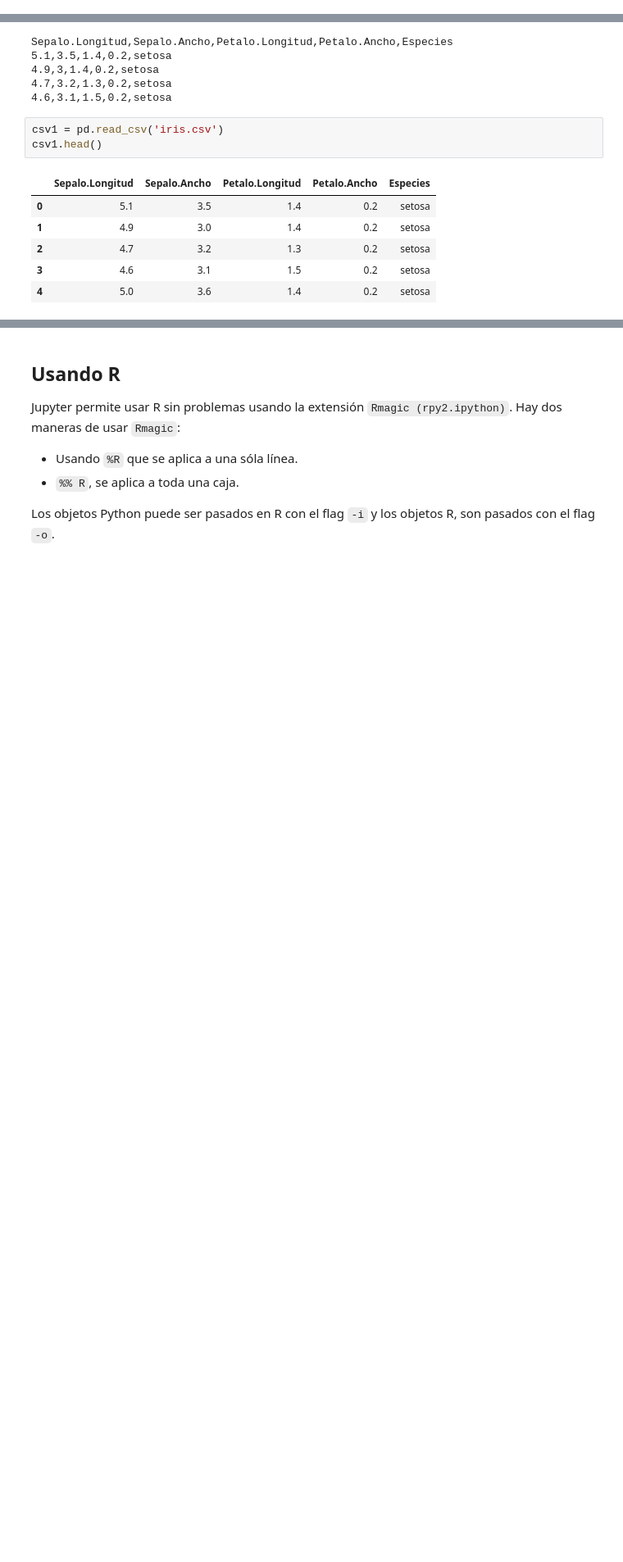
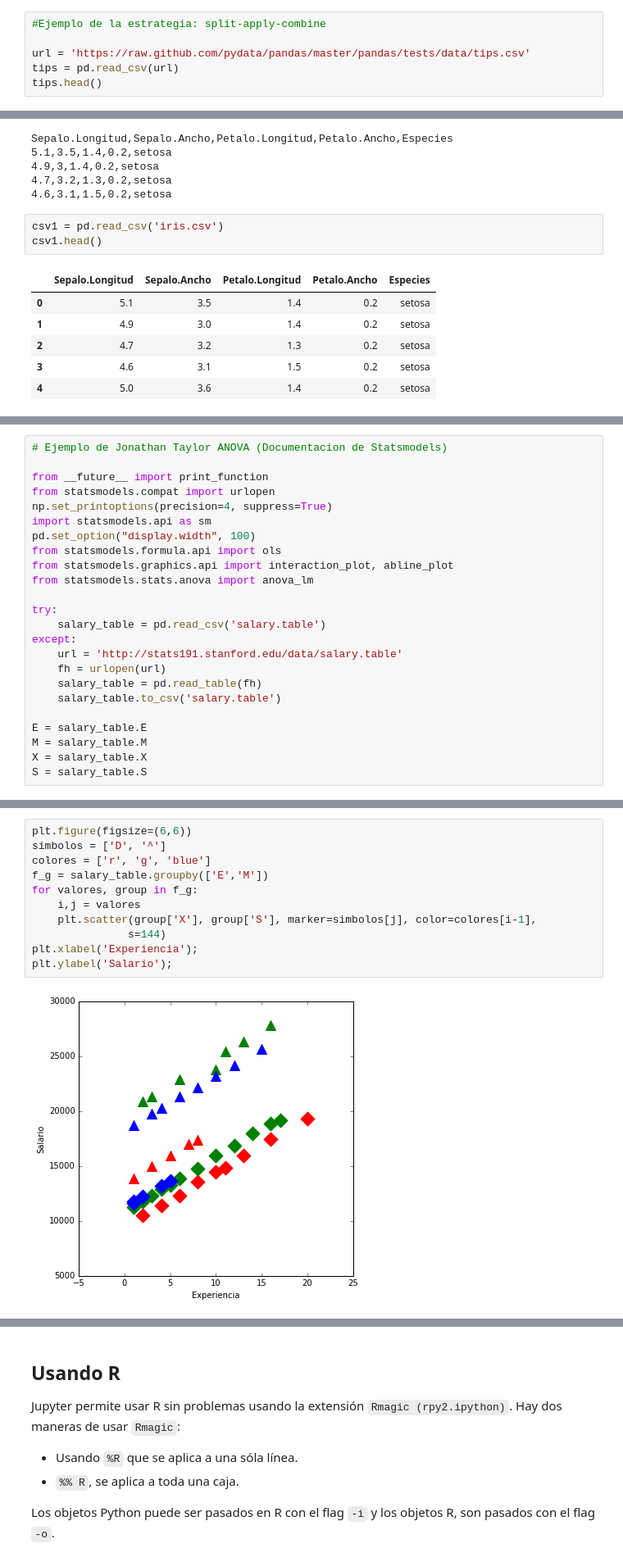
Before and after one commit to geckolml/M-L, a Jupyter notebook: pandas/Pandas.ipynb, the cells around one changed output, grey strips where cells are left out. Shown at 82% size. Cells and saved outputs as stored; diff of their text form; blank space fills up the shorter version.

Commit message:
Notas (preliminar) de la libreria Pandas

```diff
--- a/pandas/Pandas.ipynb
+++ b/pandas/Pandas.ipynb
@@ -428,0 +433,6 @@ df2
+# %%
+#Ejemplo de la estrategia: split-apply-combine
+
+url = 'https://raw.github.com/pydata/pandas/master/pandas/tests/data/tips.csv'
+tips = pd.read_csv(url)
+tips.head()
@@ -456,0 +574,24 @@ csv1.head()
+# %%
+# Ejemplo de Jonathan Taylor ANOVA (Documentacion de Statsmodels)
+
+from __future__ import print_function
+from statsmodels.compat import urlopen
+np.set_printoptions(precision=4, suppress=True)
+import statsmodels.api as sm
+pd.set_option("display.width", 100)
+from statsmodels.formula.api import ols
+from statsmodels.graphics.api import interaction_plot, abline_plot
+from statsmodels.stats.anova import anova_lm
+
+try:
+    salary_table = pd.read_csv('salary.table')
+except:
+    url = 'http://stats191.stanford.edu/data/salary.table'
+    fh = urlopen(url)
+    salary_table = pd.read_table(fh)
+    salary_table.to_csv('salary.table')
+
+E = salary_table.E
+M = salary_table.M
+X = salary_table.X
+S = salary_table.S
@@ -456,0 +600,13 @@ csv1.head()
+# %%
+plt.figure(figsize=(6,6))
+simbolos = ['D', '^']
+colores = ['r', 'g', 'blue']
+f_g = salary_table.groupby(['E','M'])
+for valores, group in f_g:
+    i,j = valores
+    plt.scatter(group['X'], group['S'], marker=simbolos[j], color=colores[i-1],
+               s=144)
+plt.xlabel('Experiencia');
+plt.ylabel('Salario');
+# %% [output]
+[figure, added]
```
Also changed, not shown: parts of 18 cells of this notebook.
